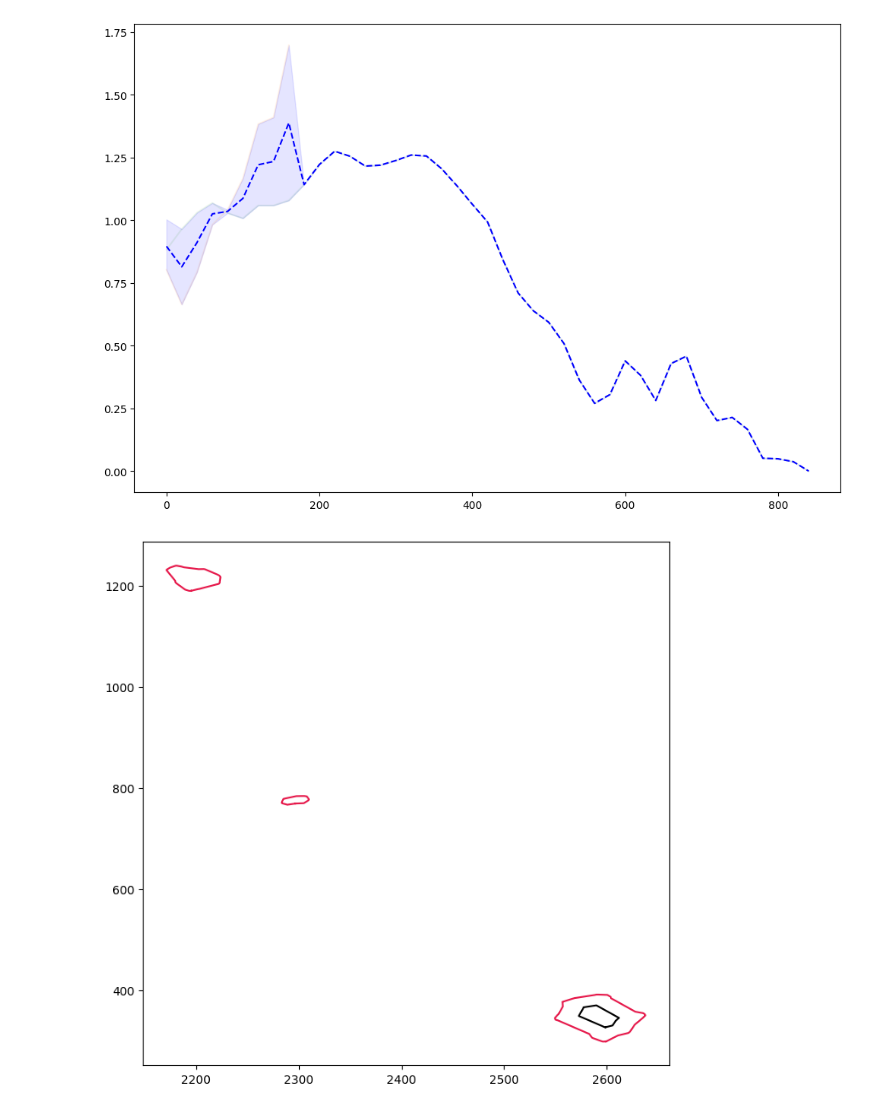
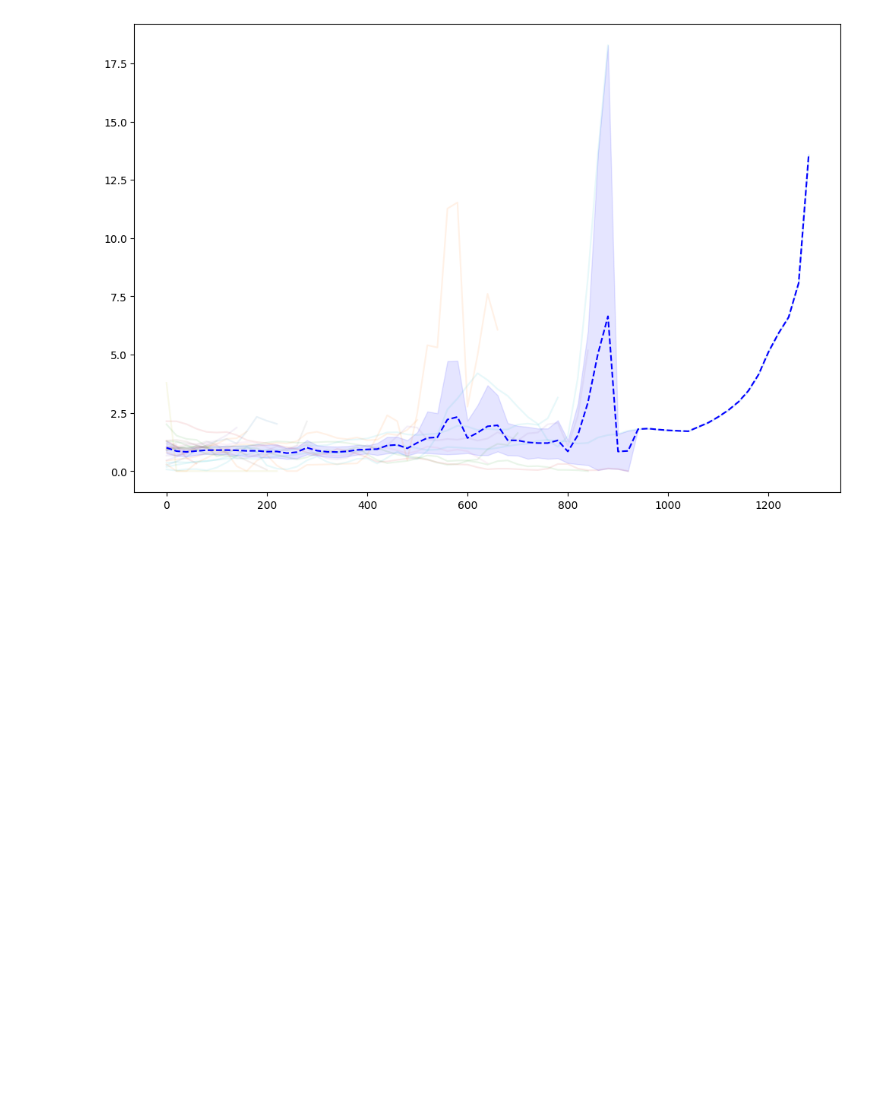
Before and after one commit to joshuagrier/MuSpAn_Hackathon, a Jupyter notebook: Cellular_Analysis/Relative_Densities.ipynb, the cells around one changed output. Saved outputs shown, nothing was run; the diff lists cells and outputs as text; code cells hidden in the pictures; blank space fills up the shorter version.

Commit message:
Added clean(er) code files and fixed the relative density plotting

```diff
--- a/Cellular_Analysis/Relative_Densities.ipynb
+++ b/Cellular_Analysis/Relative_Densities.ipynb
@@ -337,5 +338,3 @@ for item in directory.rglob("*"):
                 list_of_files.append(str(item))
             i+=1
 names = [x.replace('../domains_with_mets/', '').replace('.muspan', '') for x in list_of_files]
-# %%
-pc = ms.io.load_domain(list_of_files[2], print_summary=True)
@@ -362,0 +341,2 @@ pc = []
+# %%
+pc = ms.io.load_domain(list_of_files[0], print_summary=False)
@@ -363,7 +347,13 @@ pc = []
 # %%
 list_of_domains = []
+label_names = list(pc.labels.keys())
+
 for i in range(len(list_of_files)):
     list_of_domains.append(ms.io.load_domain(list_of_files[i], print_summary=False))
+    for label in label_names:
+        if (label == 'Cell ID') or (label == 'Detailed celltype (liver)'):
+            continue
+        list_of_domains[i].delete_labels(label)
 # %%
 met_nos = [1,1,2,3,7,17,2,23,13,4]
 domains_order = ['AKPT_Liver_Mets_4d_2_Region_1',
@@ -1403,10 +1393,9 @@ def shapedcrosspcfmedulla(list_of_domains, population, step, width, cortexstep,
         distances_from_boundary = x
         return all_densities, distances_from_boundary, average_young_densities, average_old_densities, confidence_intervals
 # %%
-cell_types = ['WNT-high CRC stem-like cells', 'WNT-high CRC cells', 'Wnt-low CRC cells']
+cell_types = ['WNT-high CRC stem-like cells']#, 'WNT-high CRC cells', 'Wnt-low CRC cells']
 
 for cell_type in cell_types:
    shapedcrosspcfmedulla(list_of_domains, cell_type, 20, 40, 50, 200, visualise_shapes=False, collection_or_label = 'label', return_outputs = False)
 # %% [output]
-[figure, old version]
+[figure, new version]
-[figure, removed]
```
Also changed, not shown: parts of 9 cells of this notebook, 8 other files.
